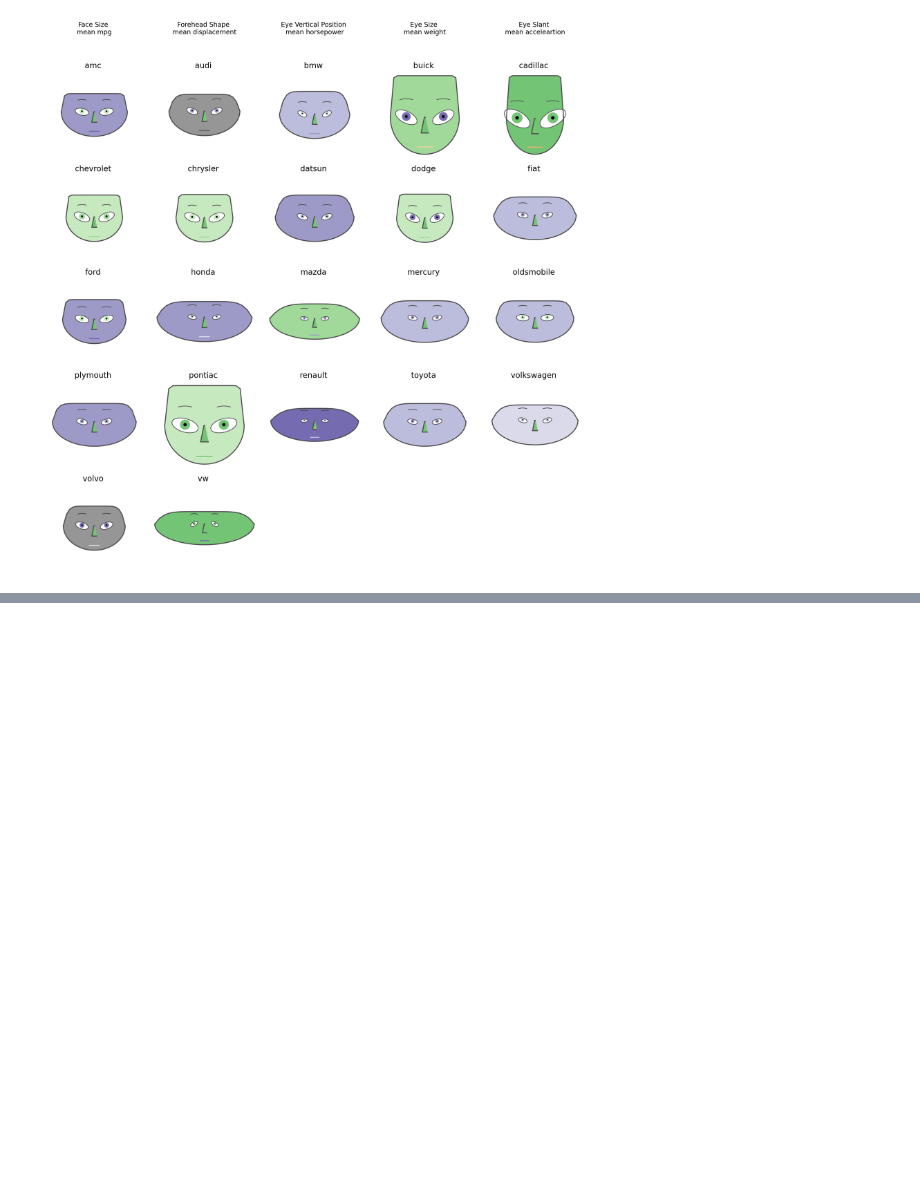
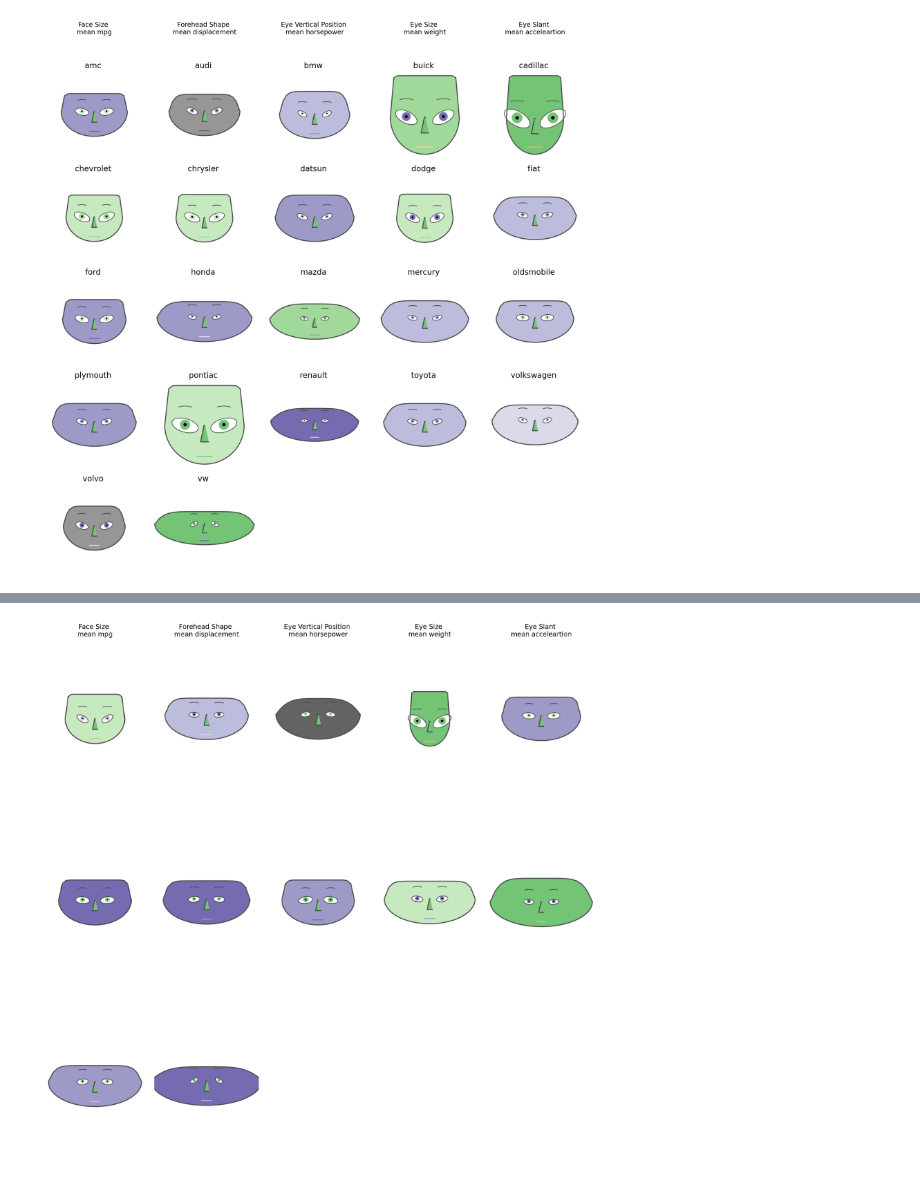
Before and after one commit to Takosaga/spring_24, a Jupyter notebook: data_mining/lab1/lab1.ipynb, the cells around one changed output, grey strips where cells are left out. Drawn from its saved outputs; the diff is of its cells as text; code cells hidden in the pictures; blank space fills up the shorter version.

```diff
--- a/data_mining/lab1/lab1.ipynb
+++ b/data_mining/lab1/lab1.ipynb
@@ -292,6 +293,6 @@ chernoff_data = auto_df[["Car model","mpg","displacement","horsepower","weight",
 # %%
-rescaled_df = variables_rescale(chernoff_data.reset_index())
-rescaled_df.head()
+rescaled_df0 = variables_rescale(chernoff_data0.reset_index())
+rescaled_df0.head()
 # %% [output]
 |  | Car model | mpg | displacement | horsepower | weight | acceleration |
 | 0 | amc | 0.086061 | 0.587946 | 0.388021 | 0.492629 | 0.309333 |
@@ -300,7 +301,7 @@ rescaled_df.head()
 | 3 | buick | 0.054545 | 0.890775 | 0.867188 | 0.642348 | 0.052800 |
 | 4 | cadillac | 0.000000 | 1.000000 | 1.000000 | 1.000000 | 0.000000 |
 # %%
-fig = chernoff_face(data=rescaled_df,
+fig = chernoff_face(data=rescaled_df0,
                     n_columns=5,
                     long_face=False,
                     color_mapper=matplotlib.cm.tab20c_r,
@@ -310,17 +311,21 @@ axes = fig.get_axes()
 label_positions = [(.5, 1.5), (.5, 1.5), (.5, 1.5), (.5, 1.5), (.5, 1.5)]
 label_text = ['Face Size \nmean mpg', 'Forehead Shape \nmean displacement',
                 'Eye Vertical Position \nmean horsepower', 'Eye Size \nmean weight'
-                , 'Eye Slant \nmean acceleartion']  # Example labels
+                , 'Eye Slant \nmean acceleartion']
 
 # Add labels to each axis
 for ax, pos, label in zip(axes, label_positions, label_text):
     x, y = pos
     ax.text(x, y, label, ha='center', va='center', transform=ax.transAxes, fontsize=10)
 
-# Adjust layout (optional)
+
 plt.tight_layout()
 
 # Display the plot
 plt.show()
 # %% [output]
 [figure]
+# %%
+chernoff_data1 = auto_df[["model year","mpg","displacement","horsepower","weight","acceleration"]]
+chernoff_data1['model year'] = chernoff_data1['model year'].astype('category')
+chernoff_data1 = chernoff_data1.groupby(["model year"]).mean()
@@ -326,0 +338,3 @@ plt.show()
+# %%
+rescaled_df1 = variables_rescale(chernoff_data1.reset_index())
+rescaled_df1.head()
@@ -326,0 +348,26 @@ plt.show()
+# %%
+
+fig = chernoff_face(data=rescaled_df1,
+                    n_columns=5,
+                    long_face=False,
+                    color_mapper=matplotlib.cm.tab20c_r,
+                    figsize=(12,12), dpi =200)
+axes = fig.get_axes()
+
+label_positions = [(.5, 1), (.5, 1), (.5, 1), (.5, 1), (.5, 1)]
+label_text = ['Face Size \nmean mpg', 'Forehead Shape \nmean displacement',
+                'Eye Vertical Position \nmean horsepower', 'Eye Size \nmean weight'
+                , 'Eye Slant \nmean acceleartion']  # Example labels
+
+# Add labels to each axis
+for ax, pos, label in zip(axes, label_positions, label_text):
+    x, y = pos
+    ax.text(x, y, label, ha='center', va='center', transform=ax.transAxes, fontsize=10)
+
+# Adjust layout (optional)
+plt.tight_layout()
+
+# Display the plot
+plt.show()
+# %% [output]
+[figure, added]
```
Also changed, not shown: parts of 26 cells of this notebook.
